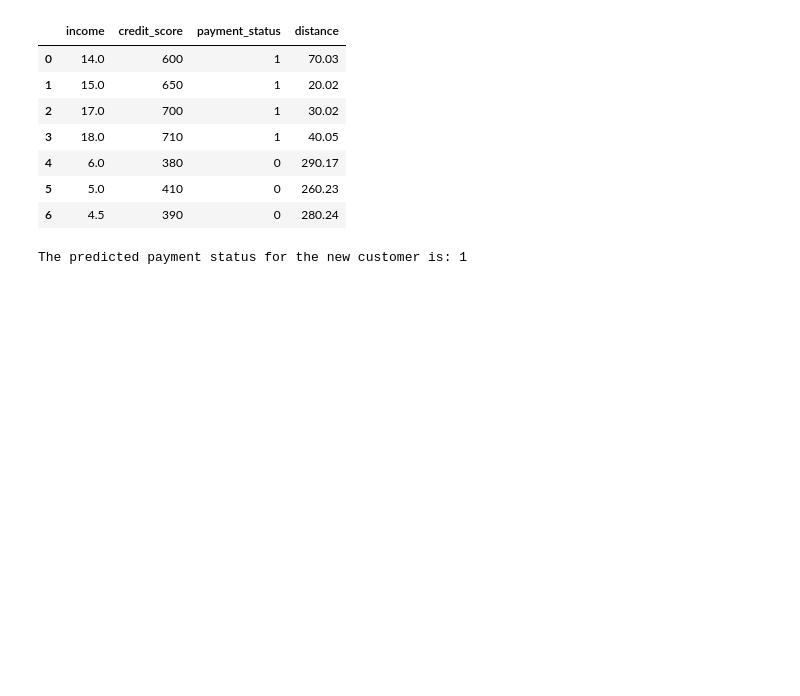
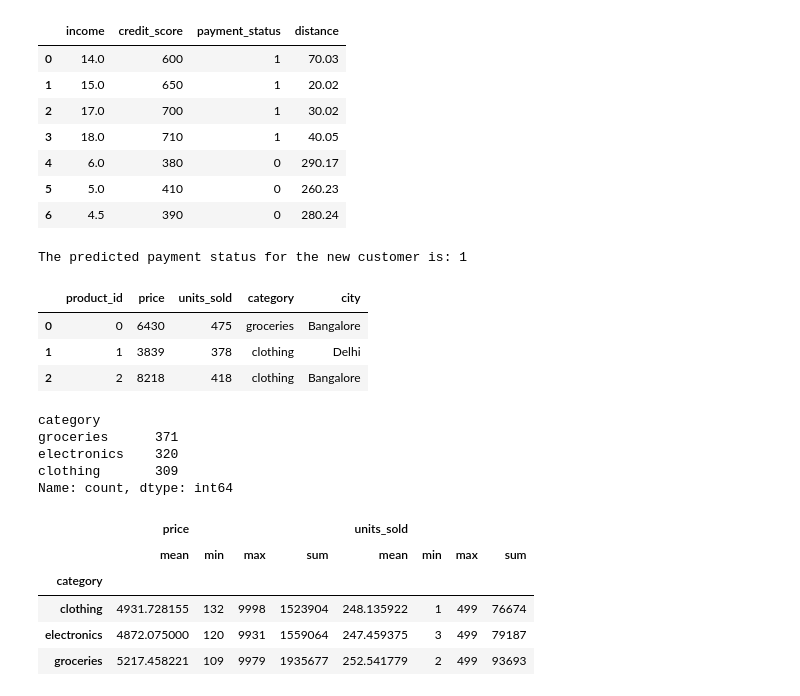
Before and after one commit to rahul8879/coachX_ds, a Jupyter notebook: Data_analysis/pandas_basic.ipynb, the cells around one changed output. Drawn from its saved outputs; the diff is of its cells as text; code cells hidden in the pictures; blank space fills up the shorter version.

```diff
--- a/Data_analysis/pandas_basic.ipynb
+++ b/Data_analysis/pandas_basic.ipynb
@@ -70,3 +70,42 @@ prediction = top_k['payment_status'].mode()[0]
 print(f"The predicted payment status for the new customer is: {prediction}")
 # %% [output]
 The predicted payment status for the new customer is: 1
+# %%
+# lets create simple data for retail domain
+data={
+    'product_id':np.arange(0,1000),
+    'price':np.random.randint(100,10000,1000),
+    'units_sold':np.random.randint(1,500,1000),
+    'category':np.random.choice(['electronics', 'clothing', 'groceries'], 1000),
+    'city':np.random.choice(['Mumbai', 'Delhi', 'Bangalore'], 1000)
+}
+
+df = pd.DataFrame(data)
+df.head(3)
+# %% [output]
+|  | product_id | price | units_sold | category | city |
+| 0 | 0 | 6430 | 475 | groceries | Bangalore |
+| 1 | 1 | 3839 | 378 | clothing | Delhi |
+| 2 | 2 | 8218 | 418 | clothing | Bangalore |
+# %%
+df.category.value_counts()
+# %% [output]
+category
+groceries      371
+electronics    320
+clothing       309
+Name: count, dtype: int64
+# %%
+df.groupby('category').agg({
+
+'price':['mean','min','max','sum'],
+'units_sold':['mean','min','max','sum']
+
+})
+# %% [output]
+|  | price |  |  |  | units_sold |  |  |  |
+|  | mean | min | max | sum | mean | min | max | sum |
+| category |  |  |  |  |  |  |  |  |
+| clothing | 4931.728155 | 132 | 9998 | 1523904 | 248.135922 | 1 | 499 | 76674 |
+| electronics | 4872.075000 | 120 | 9931 | 1559064 | 247.459375 | 3 | 499 | 79187 |
+| groceries | 5217.458221 | 109 | 9979 | 1935677 | 252.541779 | 2 | 499 | 93693 |
```
Also changed, not shown: parts of 5 cells of this notebook, 2 other files.
